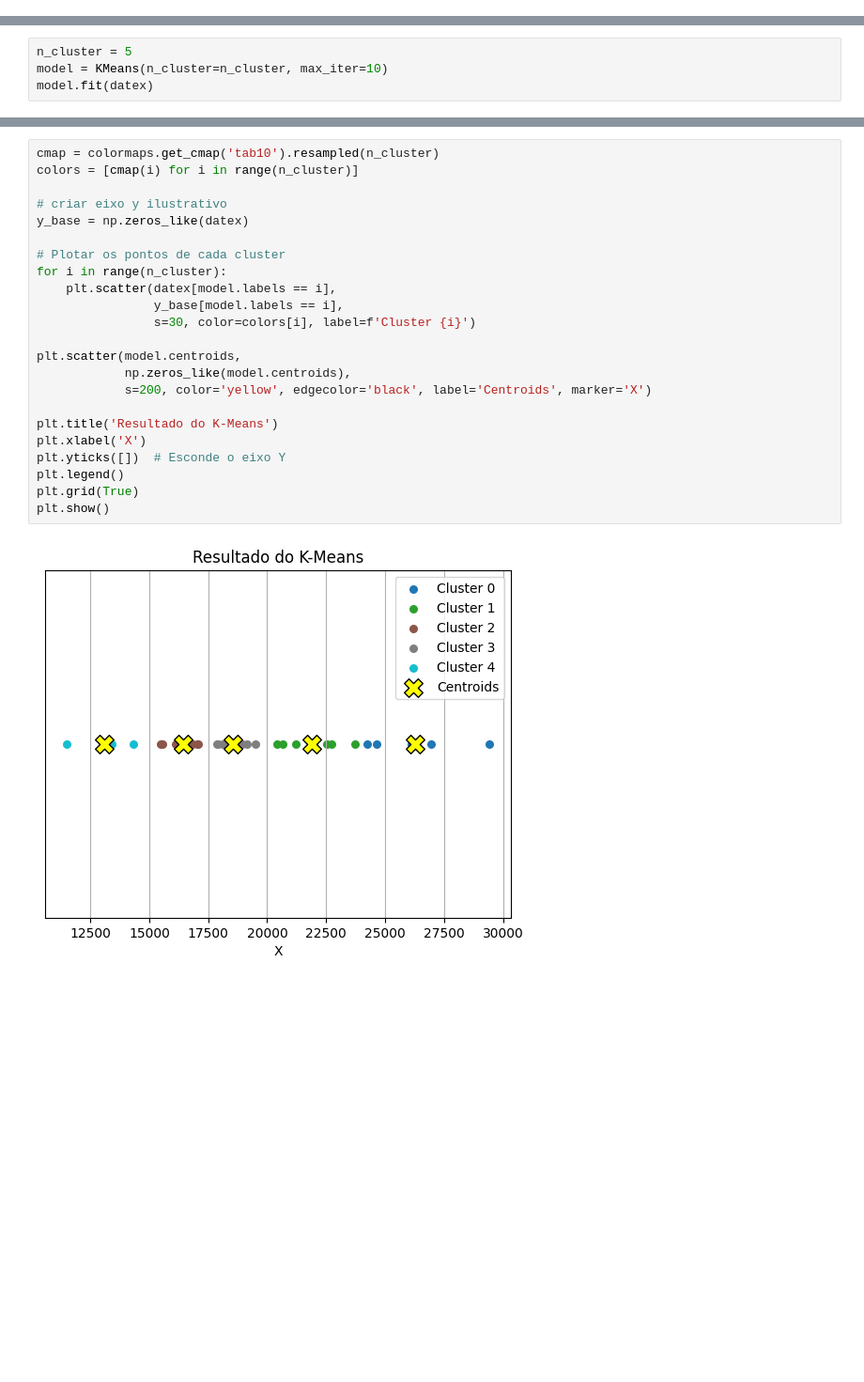
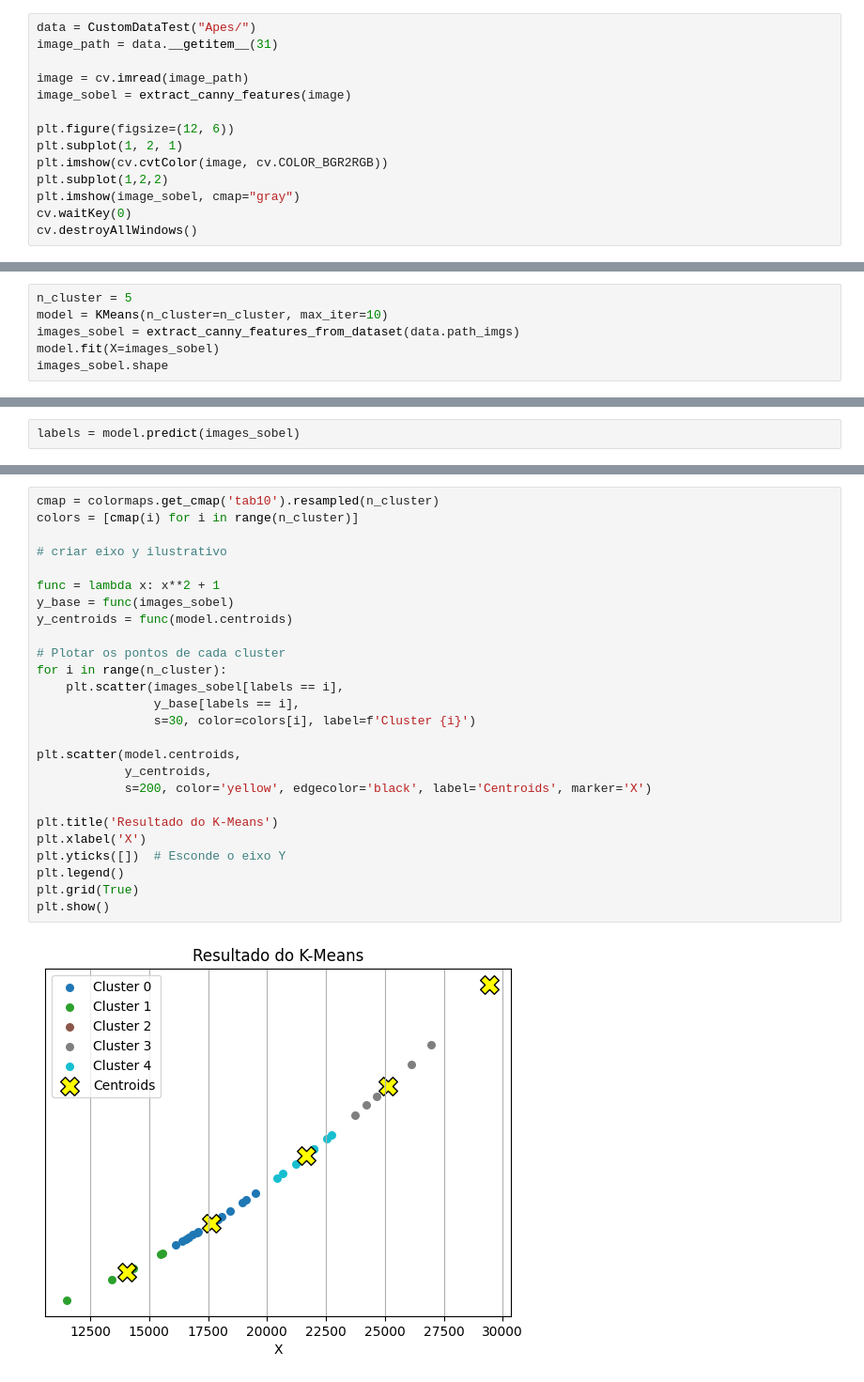
Before and after one commit to JhemersonLincon/Image-Clustering-by-Similarity-using-K-Means, a Jupyter notebook: apes_agrup.ipynb, the cells around one changed output, grey strips where cells are left out. Shown at 94% size. Cells and saved outputs as stored; diff of their text form; blank space fills up the shorter version.

```diff
--- a/apes_agrup.ipynb
+++ b/apes_agrup.ipynb
@@ -55,0 +28,14 @@ Total de imagens: 32
+# %%
+data = CustomDataTest("Apes/")
+image_path = data.__getitem__(31)
+
+image = cv.imread(image_path)
+image_sobel = extract_canny_features(image)
+
+plt.figure(figsize=(12, 6))
+plt.subplot(1, 2, 1)
+plt.imshow(cv.cvtColor(image, cv.COLOR_BGR2RGB))
+plt.subplot(1,2,2)
+plt.imshow(image_sobel, cmap="gray")
+cv.waitKey(0)
+cv.destroyAllWindows()
@@ -56,4 +45,6 @@ Total de imagens: 32
 # %%
 n_cluster = 5
 model = KMeans(n_cluster=n_cluster, max_iter=10)
-model.fit(datex)
+images_sobel = extract_canny_features_from_dataset(data.path_imgs)
+model.fit(X=images_sobel)
+images_sobel.shape
@@ -59,0 +61,2 @@ model.fit(datex)
+# %%
+labels = model.predict(images_sobel)
@@ -60,25 +91,28 @@ model.fit(datex)
 # %%
 cmap = colormaps.get_cmap('tab10').resampled(n_cluster)
 colors = [cmap(i) for i in range(n_cluster)]
 
 # criar eixo y ilustrativo
-y_base = np.zeros_like(datex)
+
+func = lambda x: x**2 + 1
+y_base = func(images_sobel)
+y_centroids = func(model.centroids)
 
 # Plotar os pontos de cada cluster
 for i in range(n_cluster):
-    plt.scatter(datex[model.labels == i],
-                y_base[model.labels == i],
+    plt.scatter(images_sobel[labels == i],
+                y_base[labels == i],
                 s=30, color=colors[i], label=f'Cluster {i}')
 
 plt.scatter(model.centroids,
-            np.zeros_like(model.centroids),
+            y_centroids,
             s=200, color='yellow', edgecolor='black', label='Centroids', marker='X')
 
 plt.title('Resultado do K-Means')
 plt.xlabel('X')
 plt.yticks([])  # Esconde o eixo Y
 plt.legend()
 plt.grid(True)
 plt.show()
 # %% [output]
-[figure, old version]
+[figure, new version]
```
Also changed, not shown: parts of 8 cells of this notebook, 6 other files.
